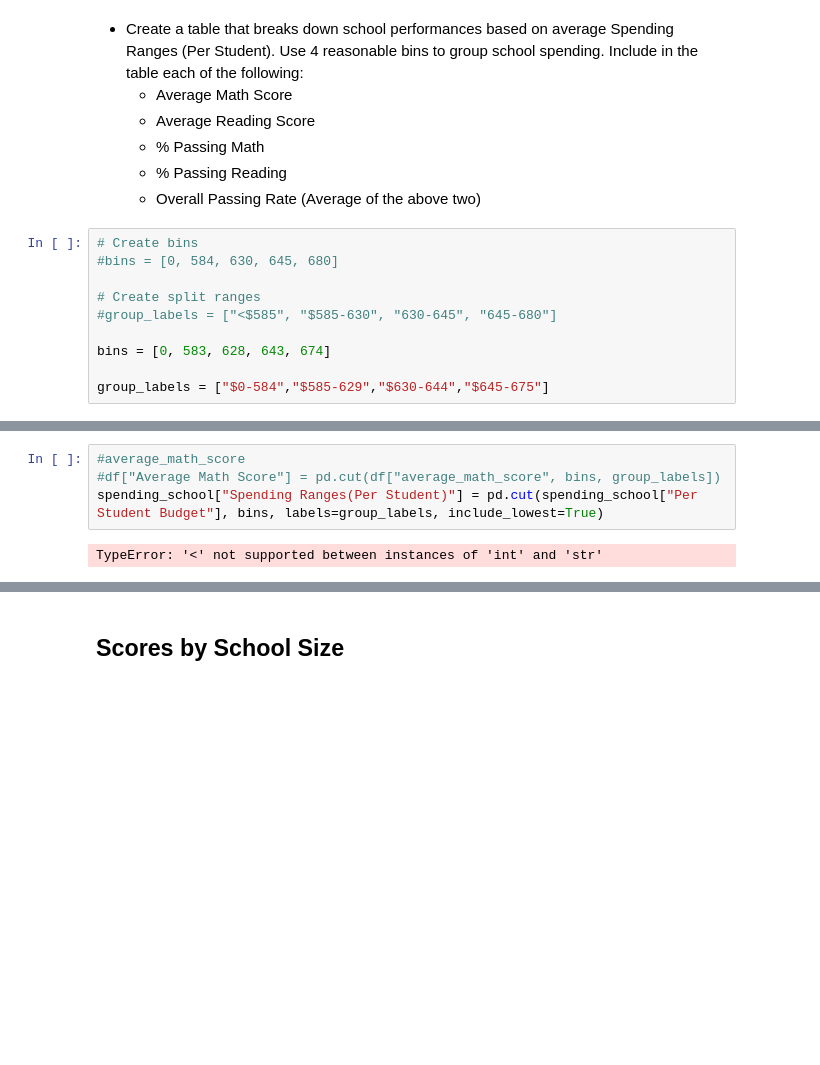
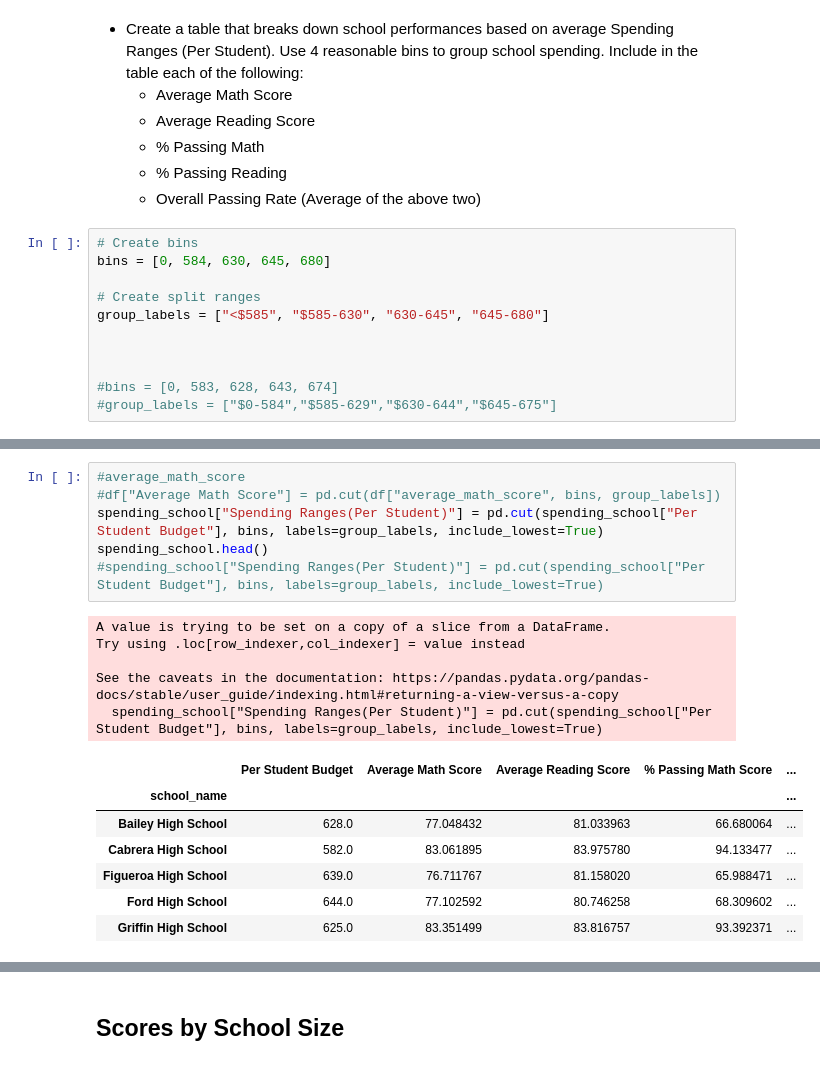
Before and after one commit to fromjandp/pandas-challenge, a Jupyter notebook: PyCityschools/PyCitySchools_starter.ipynb, the cells around one changed output, grey strips where cells are left out. Drawn from its saved outputs; the diff is of its cells as text; blank space fills up the shorter version.

```diff
--- a/PyCityschools/PyCitySchools_starter.ipynb
+++ b/PyCityschools/PyCitySchools_starter.ipynb
@@ -537,12 +349,13 @@ reading_scores_by_grade_average_df
   * Overall Passing Rate (Average of the above two)
 # %%
 # Create bins
-#bins = [0, 584, 630, 645, 680]
+bins = [0, 584, 630, 645, 680]
 
 # Create split ranges
-#group_labels = ["<$585", "$585-630", "630-645", "645-680"]
+group_labels = ["<$585", "$585-630", "630-645", "645-680"]
 
-bins = [0, 583, 628, 643, 674]
 
-group_labels = ["$0-584","$585-629","$630-644","$645-675"]
+
+#bins = [0, 583, 628, 643, 674]
+#group_labels = ["$0-584","$585-629","$630-644","$645-675"]
 # %%
@@ -561,6 +402,19 @@ spending_school.head(1)
 # %%
 #average_math_score
 #df["Average Math Score"] = pd.cut(df["average_math_score", bins, group_labels])
 spending_school["Spending Ranges(Per Student)"] = pd.cut(spending_school["Per Student Budget"], bins, labels=group_labels, include_lowest=True)
+spending_school.head()
+#spending_school["Spending Ranges(Per Student)"] = pd.cut(spending_school["Per Student Budget"], bins, labels=group_labels, include_lowest=True)
 # %% [output]
-TypeError: '<' not supported between instances of 'int' and 'str'
+A value is trying to be set on a copy of a slice from a DataFrame.
+Try using .loc[row_indexer,col_indexer] = value instead
+
+See the caveats in the documentation: https://pandas.pydata.org/pandas-docs/stable/user_guide/indexing.html#returning-a-view-versus-a-copy
+  spending_school["Spending Ranges(Per Student)"] = pd.cut(spending_school["Per Student Budget"], bins, labels=group_labels, include_lowest=True)
+|  | Per Student Budget | Average Math Score | Average Reading Score | % Passing Math Score | ... |
+| school_name |  |  |  |  | ... |
+| Bailey High School | 628.0 | 77.048432 | 81.033963 | 66.680064 | ... |
+| Cabrera High School | 582.0 | 83.061895 | 83.975780 | 94.133477 | ... |
+| Figueroa High School | 639.0 | 76.711767 | 81.158020 | 65.988471 | ... |
+| Ford High School | 644.0 | 77.102592 | 80.746258 | 68.309602 | ... |
+| Griffin High School | 625.0 | 83.351499 | 83.816757 | 93.392371 | ... |
```
Also changed, not shown: parts of 15 cells of this notebook, 1 other file.
